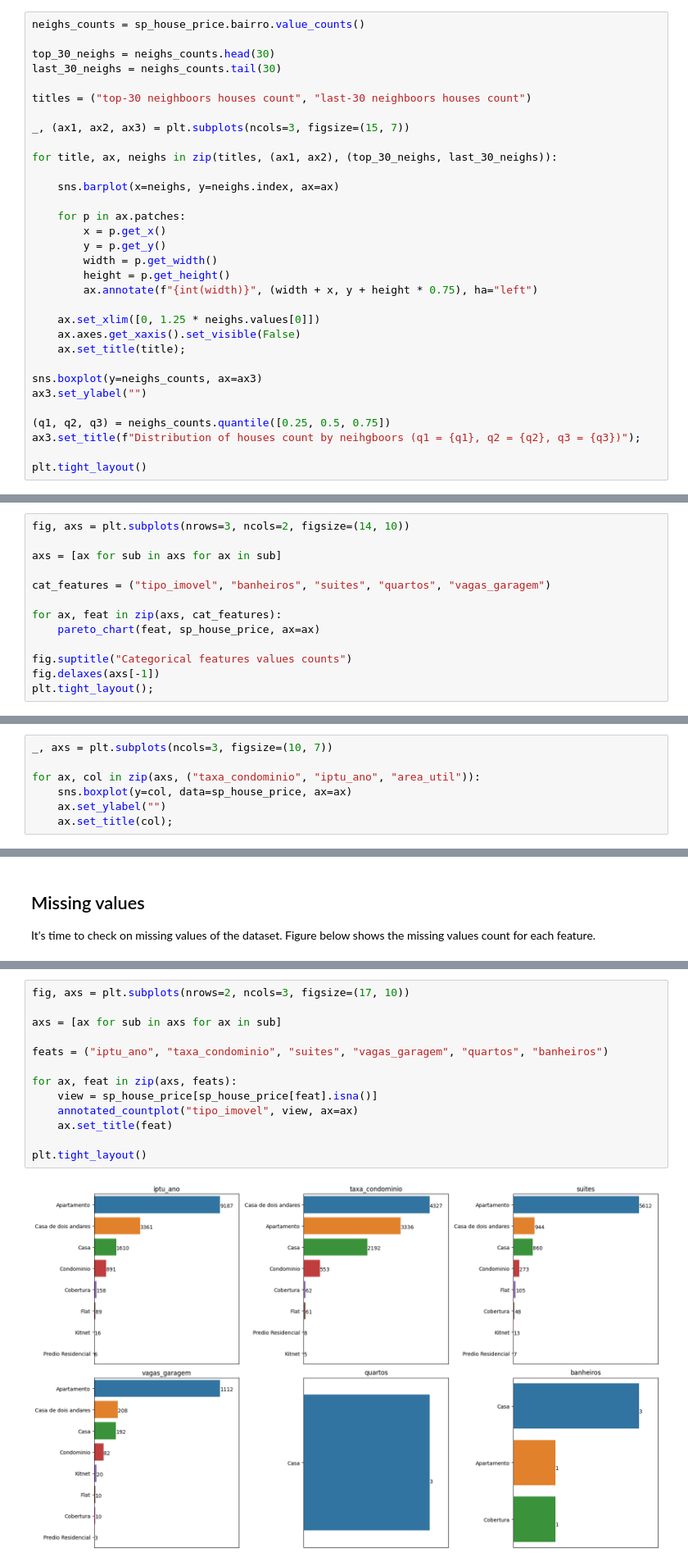
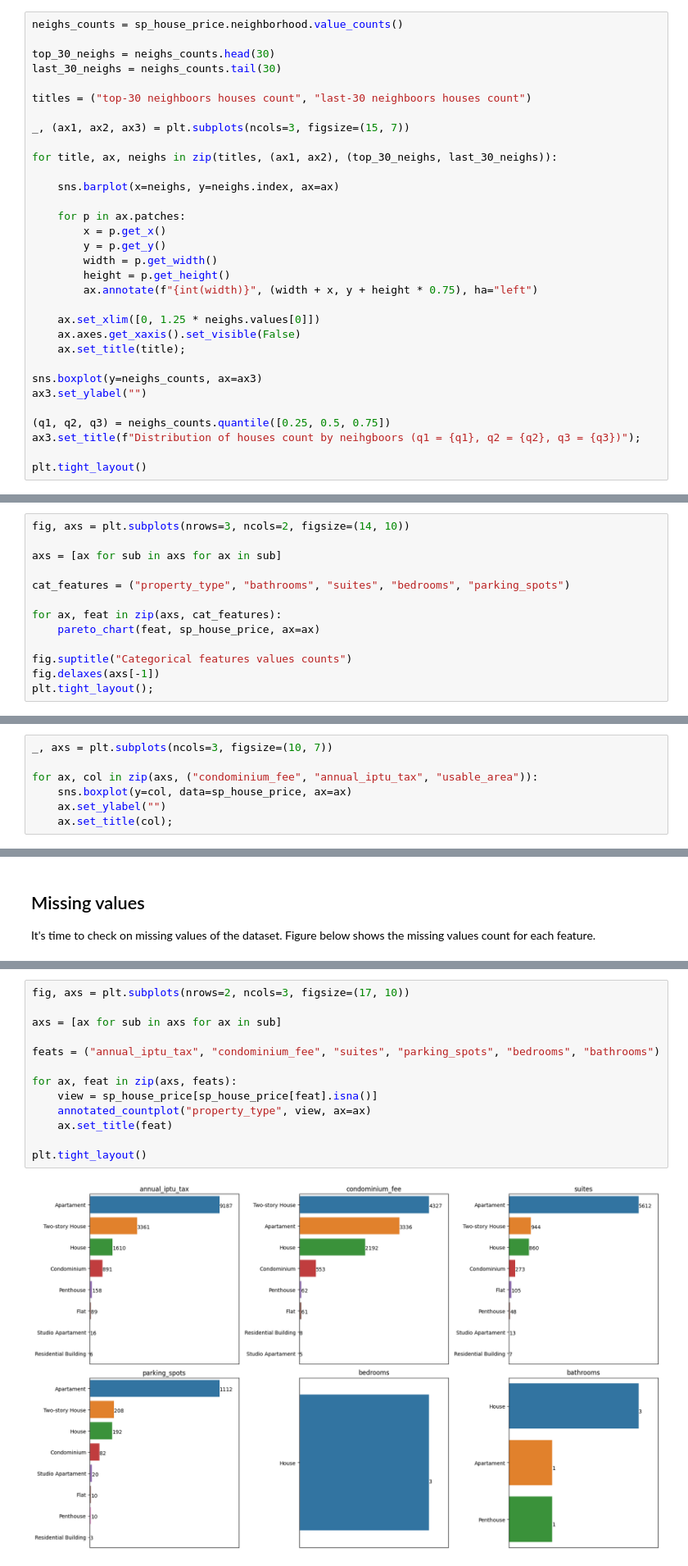
Before and after one commit to TheCamilovisk/HousePricePredictionApp, a Jupyter notebook: notebooks/02-exploratory-data-analysis.ipynb, the cells around one changed output, grey strips where cells are left out. Shown at 82% size. Saved outputs shown, nothing was run; the diff lists cells and outputs as text.

Commit message:
Translate features names and values to english in notebook 2.

```diff
--- a/notebooks/02-exploratory-data-analysis.ipynb
+++ b/notebooks/02-exploratory-data-analysis.ipynb
@@ -143,7 +144,7 @@ House Prices ranges from R$10.500,00 to R$1.931.999,00, with average price of R$
 
 Let's take a look to the top-30 neighboors with houses and the least-30 with less houses for sale.
 # %%
-neighs_counts = sp_house_price.bairro.value_counts()
+neighs_counts = sp_house_price.neighborhood.value_counts()
 
 top_30_neighs = neighs_counts.head(30)
 last_30_neighs = neighs_counts.tail(30)
@@ -254,7 +255,7 @@ fig, axs = plt.subplots(nrows=3, ncols=2, figsize=(14, 10))
 
 axs = [ax for sub in axs for ax in sub]
 
-cat_features = ("tipo_imovel", "banheiros", "suites", "quartos", "vagas_garagem")
+cat_features = ("property_type", "bathrooms", "suites", "bedrooms", "parking_spots")
 
 for ax, feat in zip(axs, cat_features):
     pareto_chart(feat, sp_house_price, ax=ax)
@@ -279,7 +280,7 @@ Let's check the distributions of the numeric continuous features: `taxa_condomin
 # %%
 _, axs = plt.subplots(ncols=3, figsize=(10, 7))
 
-for ax, col in zip(axs, ("taxa_condominio", "iptu_ano", "area_util")):
+for ax, col in zip(axs, ("condominium_fee", "annual_iptu_tax", "usable_area")):
     sns.boxplot(y=col, data=sp_house_price, ax=ax)
     ax.set_ylabel("")
     ax.set_title(col);
@@ -338,17 +339,17 @@ def annotated_countplot(col, df, ax=None):
 # %%
 fig, axs = plt.subplots(nrows=2, ncols=3, figsize=(17, 10))
 
 axs = [ax for sub in axs for ax in sub]
 
-feats = ("iptu_ano", "taxa_condominio", "suites", "vagas_garagem", "quartos", "banheiros")
+feats = ("annual_iptu_tax", "condominium_fee", "suites", "parking_spots", "bedrooms", "bathrooms")
 
 for ax, feat in zip(axs, feats):
     view = sp_house_price[sp_house_price[feat].isna()]
-    annotated_countplot("tipo_imovel", view, ax=ax)
+    annotated_countplot("property_type", view, ax=ax)
     ax.set_title(feat)
 
 plt.tight_layout()
 # %% [output]
-[figure, old version]
+[figure, new version]
 # %% [markdown]
 - Most of the missing values corresponds to apartments and two store houses, which is pretty reasonable given that these are the most common porperty types. This also supports the theory that moch of these values may be caused by some problems in data collection.
```
Also changed, not shown: parts of 30 cells of this notebook.
